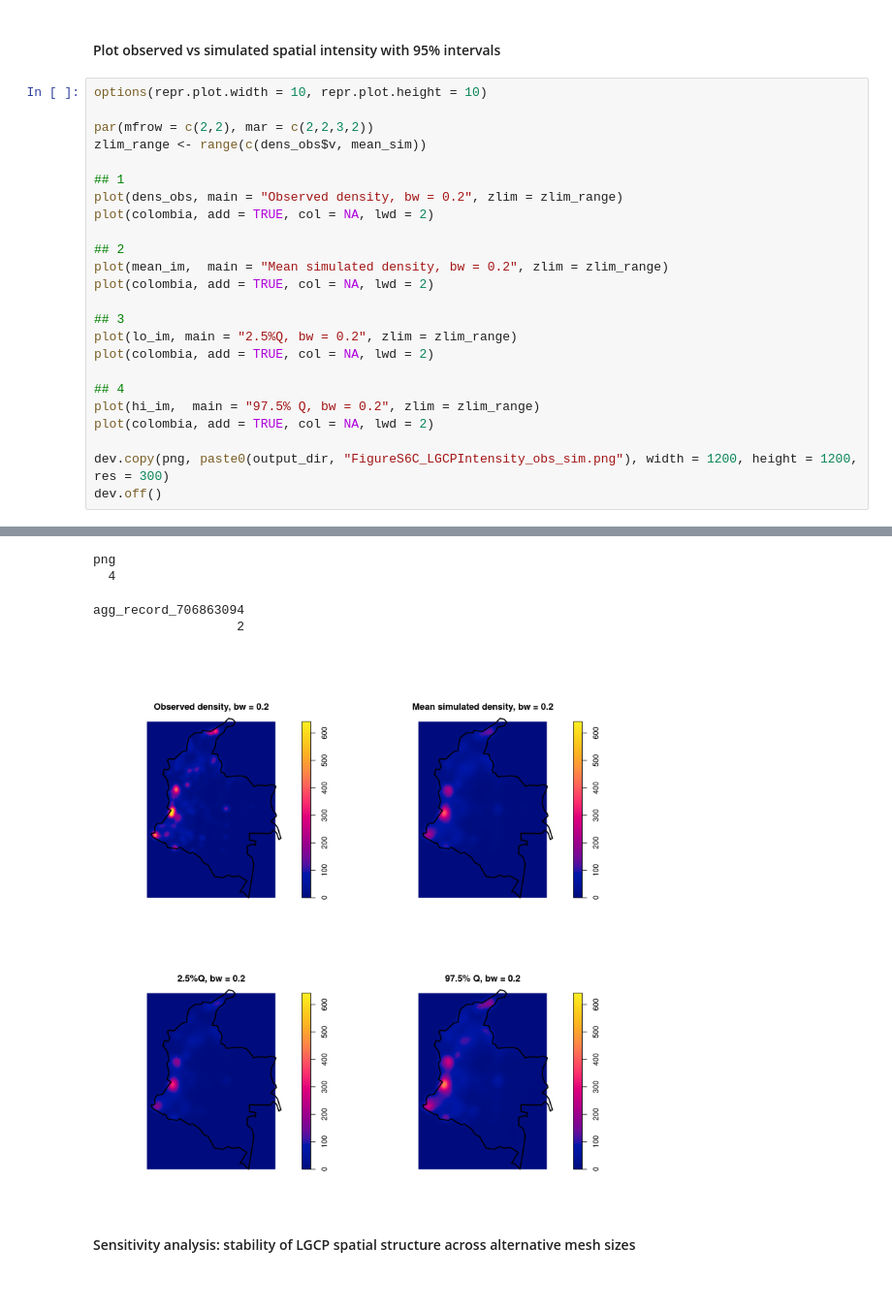
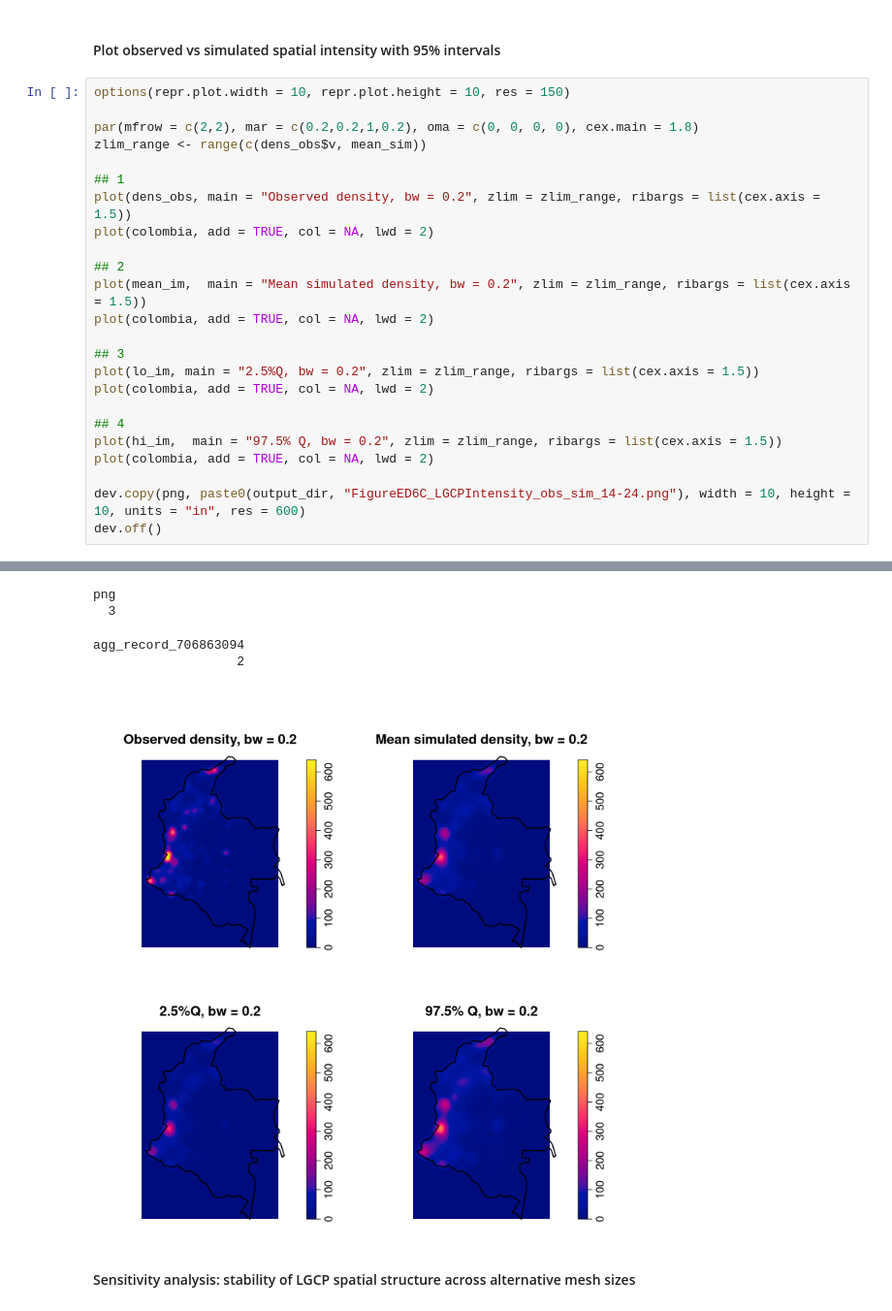
Before and after one commit to ElisavetPappa/col-conflict-sv, a Jupyter notebook: Pappa_et_al_2014-2024_ModelValidation.ipynb, the cells around one changed output, grey strips where cells are left out. Shown at 97% size. Cells and saved outputs as stored; diff of their text form.

```diff
--- a/Pappa_et_al_2014-2024_ModelValidation.ipynb
+++ b/Pappa_et_al_2014-2024_ModelValidation.ipynb
@@ -500,43 +514,43 @@ Warning message:
 # %% [markdown]
 #### Plot observed vs simulated spatial intensity with 95% intervals
 # %%
-options(repr.plot.width = 10, repr.plot.height = 10)
+options(repr.plot.width = 10, repr.plot.height = 10, res = 150)
 
-par(mfrow = c(2,2), mar = c(2,2,3,2))
+par(mfrow = c(2,2), mar = c(0.2,0.2,1,0.2), oma = c(0, 0, 0, 0), cex.main = 1.8)
 zlim_range <- range(c(dens_obs$v, mean_sim))
 
 ## 1
-plot(dens_obs, main = "Observed density, bw = 0.2", zlim = zlim_range)
+plot(dens_obs, main = "Observed density, bw = 0.2", zlim = zlim_range, ribargs = list(cex.axis = 1.5))
 plot(colombia, add = TRUE, col = NA, lwd = 2)
 
 ## 2
-plot(mean_im,  main = "Mean simulated density, bw = 0.2", zlim = zlim_range)
+plot(mean_im,  main = "Mean simulated density, bw = 0.2", zlim = zlim_range, ribargs = list(cex.axis = 1.5))
 plot(colombia, add = TRUE, col = NA, lwd = 2)
 
 ## 3
-plot(lo_im, main = "2.5%Q, bw = 0.2", zlim = zlim_range)
+plot(lo_im, main = "2.5%Q, bw = 0.2", zlim = zlim_range, ribargs = list(cex.axis = 1.5))
 plot(colombia, add = TRUE, col = NA, lwd = 2)
 
 ## 4
-plot(hi_im,  main = "97.5% Q, bw = 0.2", zlim = zlim_range)
+plot(hi_im,  main = "97.5% Q, bw = 0.2", zlim = zlim_range, ribargs = list(cex.axis = 1.5))
 plot(colombia, add = TRUE, col = NA, lwd = 2)
 
-dev.copy(png, paste0(output_dir, "FigureS6C_LGCPIntensity_obs_sim.png"), width = 1200, height = 1200, res = 300)
+dev.copy(png, paste0(output_dir, "FigureED6C_LGCPIntensity_obs_sim_14-24.png"), width = 10, height = 10, units = "in", res = 600)
 dev.off()
 # %% [output]
 Warning message in plot.sf(colombia, add = TRUE, col = NA, lwd = 2):
 “ignoring all but the first attribute”
 Warning message in plot.sf(colombia, add = TRUE, col = NA, lwd = 2):
 “ignoring all but the first attribute”
 Warning message in plot.sf(colombia, add = TRUE, col = NA, lwd = 2):
 “ignoring all but the first attribute”
 Warning message in plot.sf(colombia, add = TRUE, col = NA, lwd = 2):
 “ignoring all but the first attribute”
 png
-  4
+  3
 agg_record_706863094
                    2
-[figure, old version]
+[figure, new version]
 # %% [markdown]
 #### Sensitivity analysis: stability of LGCP spatial structure across alternative mesh sizes
 # %%
```
Also changed, not shown: parts of 9 cells of this notebook, 3 other files.
